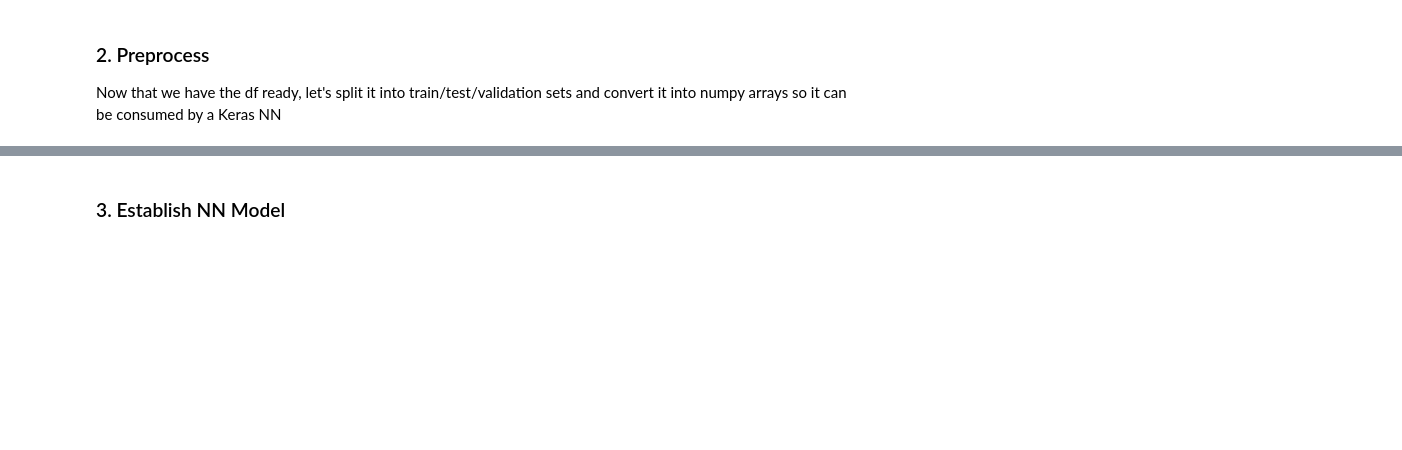
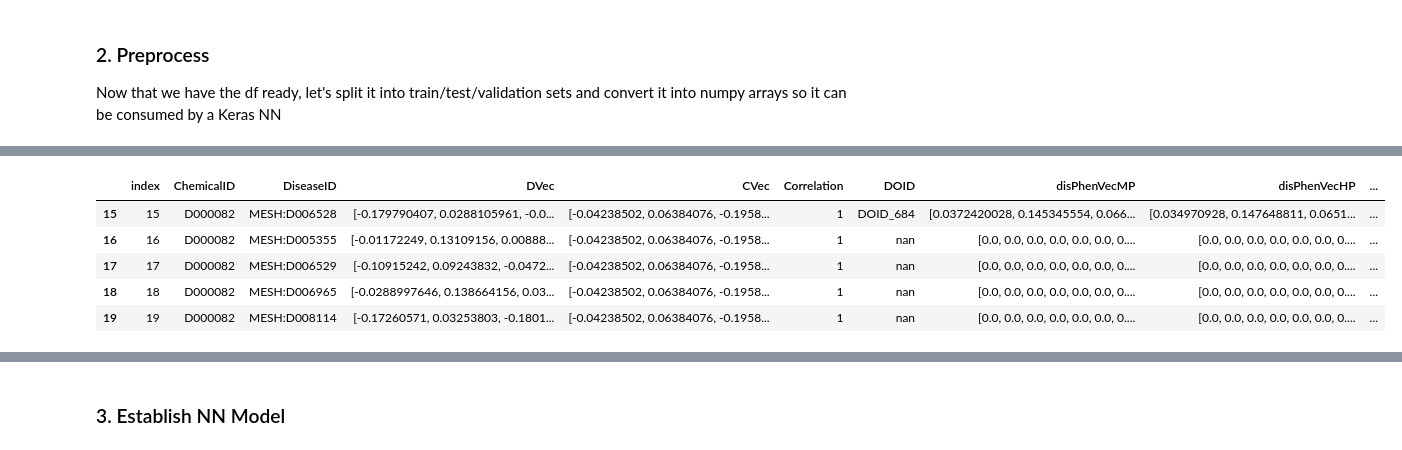
Before and after one commit to colemai/msc-thesis, a Jupyter notebook: opa/opa-nn.ipynb, the cells around one changed output, grey strips where cells are left out. Cells and saved outputs as stored; diff of their text form; code cells hidden in the pictures; blank space fills up the shorter version.

```diff
--- a/opa/opa-nn.ipynb
+++ b/opa/opa-nn.ipynb
@@ -574,0 +769,9 @@ df1.head()
+# %%
+df1['dis_PROvec'] = df1.DiseaseID.map(lambda x: entity_to_PROvec.get(x))
+df1['chem_PROvec'] = df1.ChemicalID.map(lambda x: entity_to_PROvec.get(x))
+# %%
+# Add empty vecs in place of None
+empty_vec = [0] * 200
+
+for col in ['dis_PROvec', 'chem_PROvec']:
+    df1[col] = df1[col].map(lambda x: empty_vec if x is None else x)
@@ -813,3 +1151,14 @@ number of dis:  2508
+# %%
+testers = df1[df1.test == True]
+# %%
+testers.head()
+# %% [output]
+|  | index | ChemicalID | DiseaseID | DVec | CVec | Correlation | DOID | disPhenVecMP | disPhenVecHP | ... |
+| 15 | 15 | D000082 | MESH:D006528 | [-0.179790407, 0.0288105961, -0.0... | [-0.04238502, 0.06384076, -0.1958... | 1 | DOID_684 | [0.0372420028, 0.145345554, 0.066... | [0.034970928, 0.147648811, 0.0651... | ... |
+| 16 | 16 | D000082 | MESH:D005355 | [-0.01172249, 0.13109156, 0.00888... | [-0.04238502, 0.06384076, -0.1958... | 1 | nan | [0.0, 0.0, 0.0, 0.0, 0.0, 0.0, 0.... | [0.0, 0.0, 0.0, 0.0, 0.0, 0.0, 0.... | ... |
+| 17 | 17 | D000082 | MESH:D006529 | [-0.10915242, 0.09243832, -0.0472... | [-0.04238502, 0.06384076, -0.1958... | 1 | nan | [0.0, 0.0, 0.0, 0.0, 0.0, 0.0, 0.... | [0.0, 0.0, 0.0, 0.0, 0.0, 0.0, 0.... | ... |
+| 18 | 18 | D000082 | MESH:D006965 | [-0.0288997646, 0.138664156, 0.03... | [-0.04238502, 0.06384076, -0.1958... | 1 | nan | [0.0, 0.0, 0.0, 0.0, 0.0, 0.0, 0.... | [0.0, 0.0, 0.0, 0.0, 0.0, 0.0, 0.... | ... |
+| 19 | 19 | D000082 | MESH:D008114 | [-0.17260571, 0.03253803, -0.1801... | [-0.04238502, 0.06384076, -0.1958... | 1 | nan | [0.0, 0.0, 0.0, 0.0, 0.0, 0.0, 0.... | [0.0, 0.0, 0.0, 0.0, 0.0, 0.0, 0.... | ... |
 # %%
 # Split into train, test, val
 X_train, X_test, X_val = all_X[training_rows], all_X[test_rows], all_X[val_rows]
```
Also changed, not shown: parts of 107 cells of this notebook, 4 other files.
